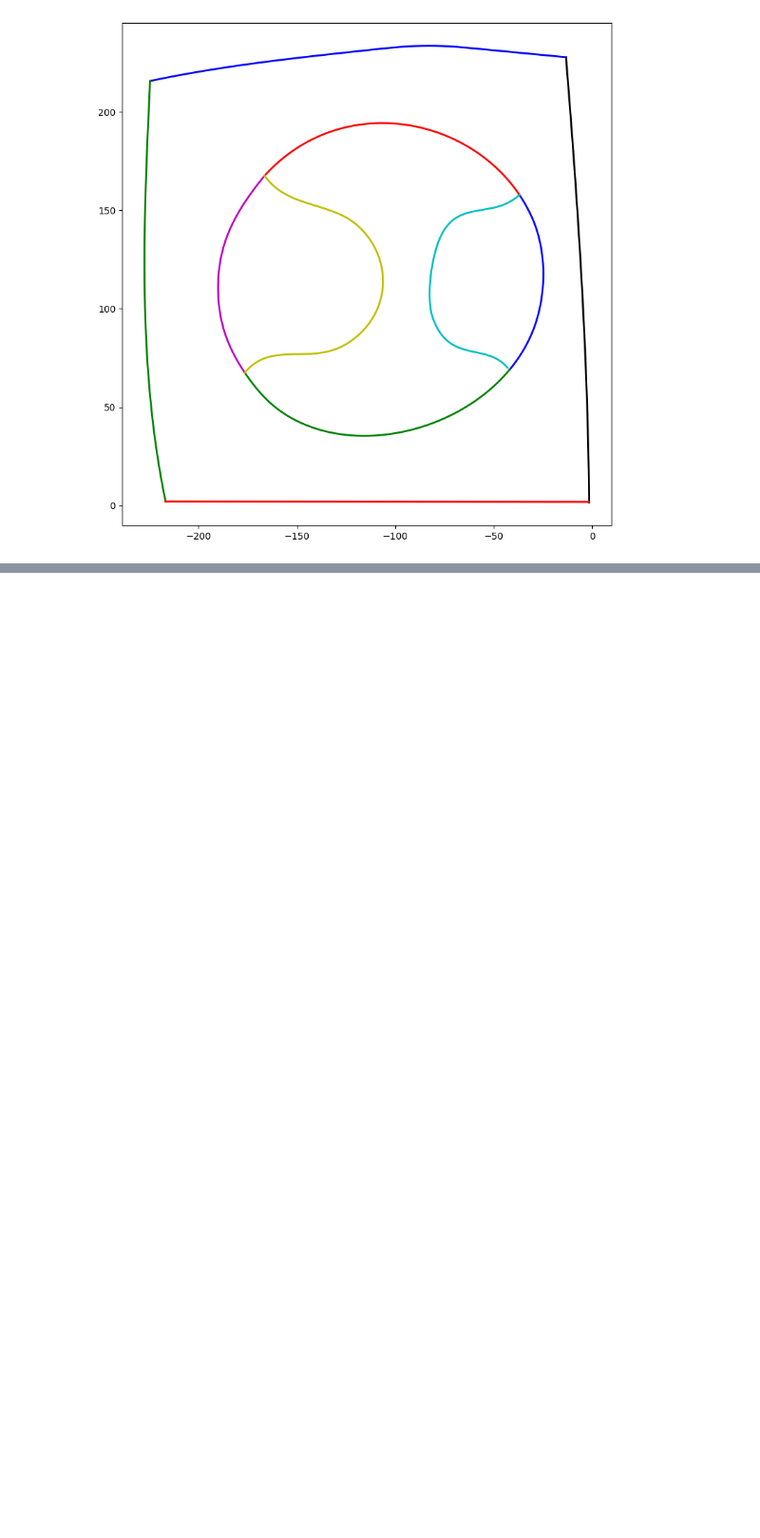
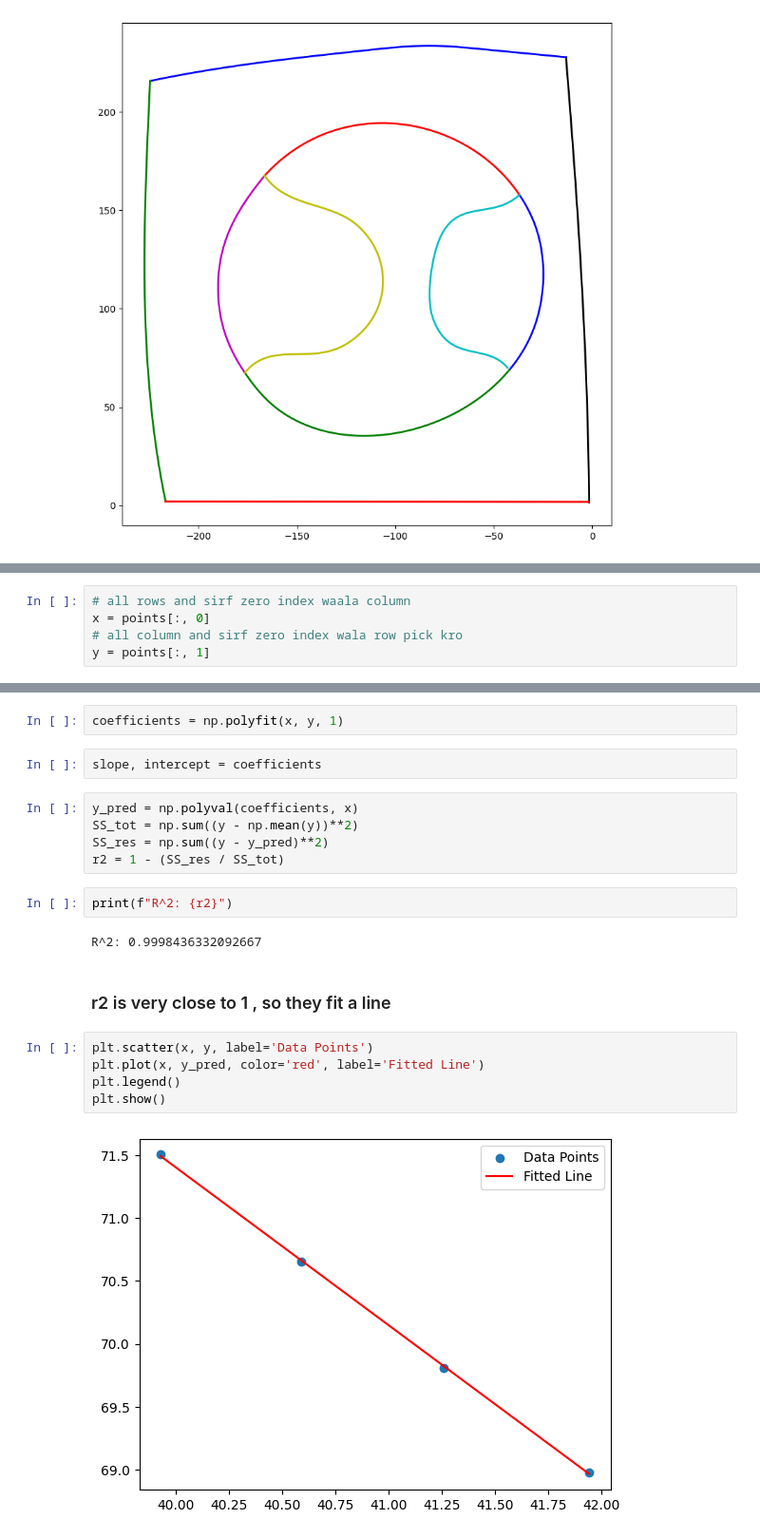
Before and after one commit to theraghavjuneja/curvetopia, a Jupyter notebook: examplestest/part2.ipynb, the cells around one changed output, grey strips where cells are left out. Shown: that part at 95% size. Drawn from its saved outputs; the diff is of its cells as text; blank space fills up the shorter version.

```diff
--- a/examplestest/part2.ipynb
+++ b/examplestest/part2.ipynb
@@ -97,0 +150,5 @@ plot(reflected_polylines)
+# %%
+# all rows and sirf zero index waala column
+x = points[:, 0]
+# all column and sirf zero index wala row pick kro
+y = points[:, 1]
@@ -97,0 +159,22 @@ plot(reflected_polylines)
+# %%
+coefficients = np.polyfit(x, y, 1)
+# %%
+slope, intercept = coefficients
+# %%
+y_pred = np.polyval(coefficients, x)
+SS_tot = np.sum((y - np.mean(y))**2)
+SS_res = np.sum((y - y_pred)**2)
+r2 = 1 - (SS_res / SS_tot)
+# %%
+print(f"R^2: {r2}")
+# %% [output]
+R^2: 0.9998436332092667
+# %% [markdown]
+### r2 is very close to 1 , so they fit a line
+# %%
+plt.scatter(x, y, label='Data Points')
+plt.plot(x, y_pred, color='red', label='Fitted Line')
+plt.legend()
+plt.show()
+# %% [output]
+[figure, added]
```
Also changed, not shown: parts of 7 cells of this notebook.
